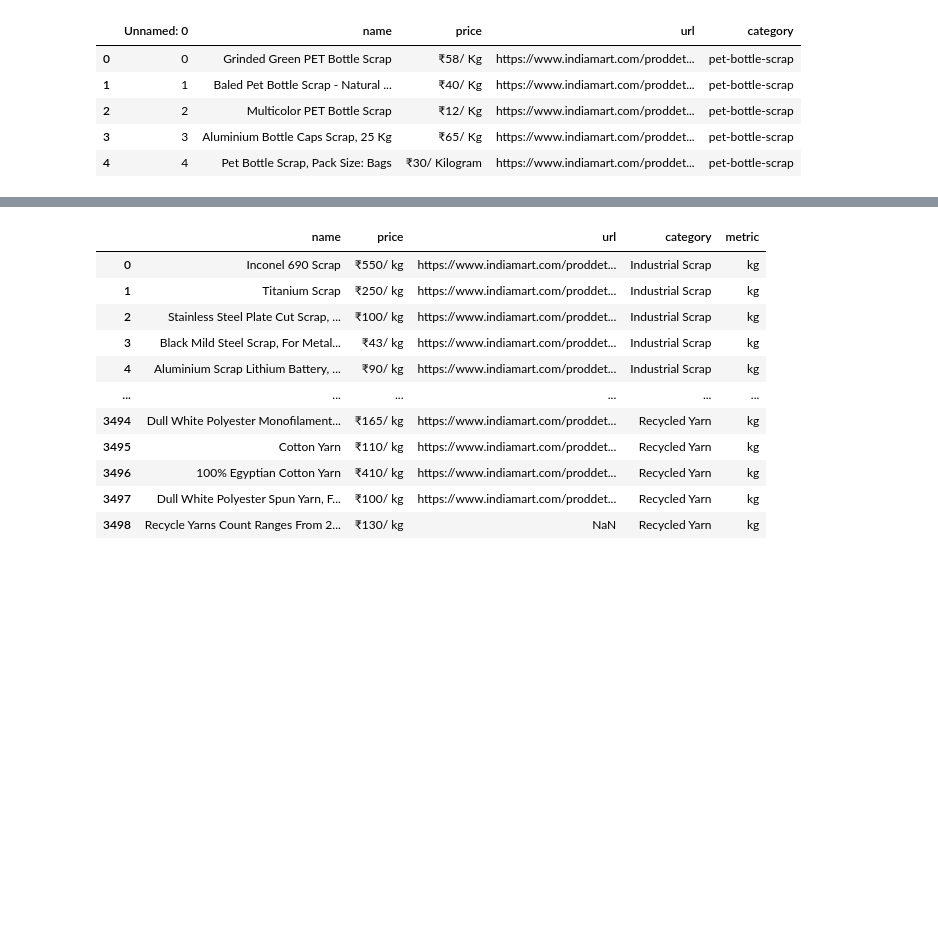
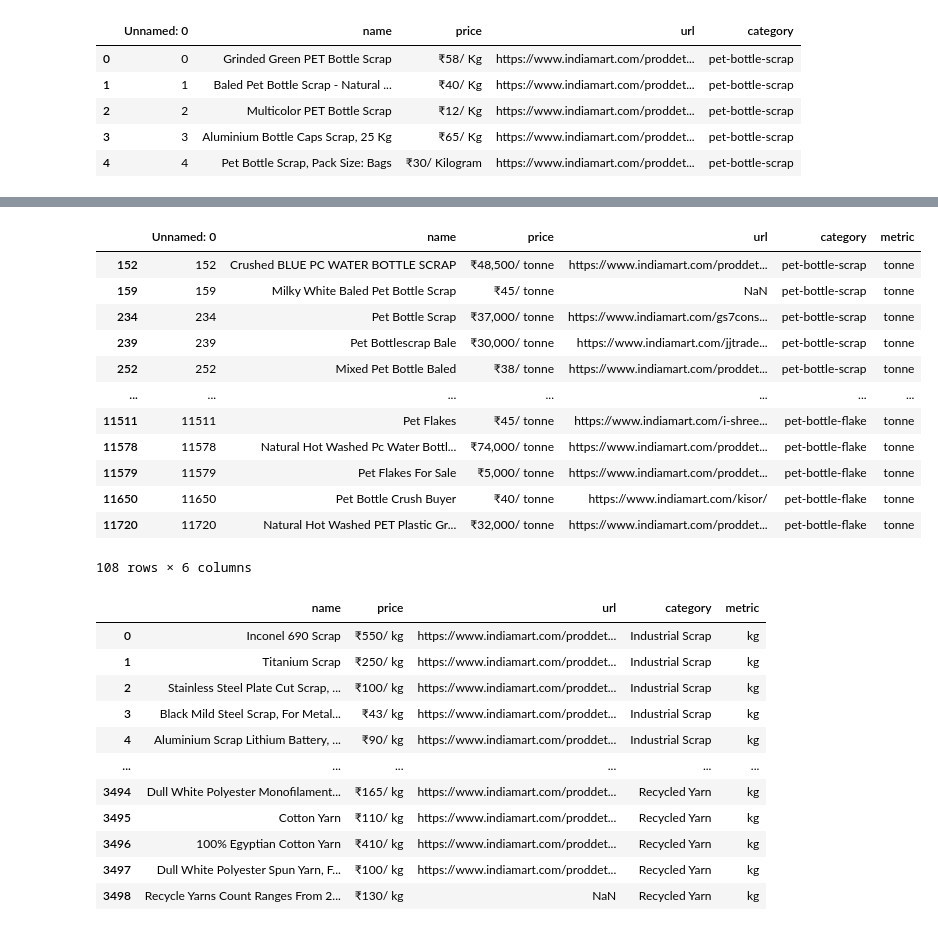
Before and after one commit to arianGh1/020604-Automated-Webscrapping, a Jupyter notebook: Indiamart/indiamart_scrape.ipynb, the cells around one changed output, grey strips where cells are left out. Drawn from its saved outputs; the diff is of its cells as text; code cells hidden in the pictures; blank space fills up the shorter version.

```diff
--- a/Indiamart/indiamart_scrape.ipynb
+++ b/Indiamart/indiamart_scrape.ipynb
@@ -251,3 +248,19 @@ df[df["metric"]=="pet content:  90- 95%"]["url"][152]
+# %%
+df[df["metric"]=="tonne"]
+# %% [output]
+|  | Unnamed: 0 | name | price | url | category | metric |
+| 152 | 152 | Crushed BLUE PC WATER BOTTLE SCRAP | ₹48,500/ tonne | https://www.indiamart.com/proddet... | pet-bottle-scrap | tonne |
+| 159 | 159 | Milky White Baled Pet Bottle Scrap | ₹45/ tonne | NaN | pet-bottle-scrap | tonne |
+| 234 | 234 | Pet Bottle Scrap | ₹37,000/ tonne | https://www.indiamart.com/gs7cons... | pet-bottle-scrap | tonne |
+| 239 | 239 | Pet Bottlescrap Bale | ₹30,000/ tonne | https://www.indiamart.com/jjtrade... | pet-bottle-scrap | tonne |
+| 252 | 252 | Mixed Pet Bottle Baled | ₹38/ tonne | https://www.indiamart.com/proddet... | pet-bottle-scrap | tonne |
+| ... | ... | ... | ... | ... | ... | ... |
+| 11511 | 11511 | Pet Flakes | ₹45/ tonne | https://www.indiamart.com/i-shree... | pet-bottle-flake | tonne |
+| 11578 | 11578 | Natural Hot Washed Pc Water Bottl... | ₹74,000/ tonne | https://www.indiamart.com/proddet... | pet-bottle-flake | tonne |
+| 11579 | 11579 | Pet Flakes For Sale | ₹5,000/ tonne | https://www.indiamart.com/proddet... | pet-bottle-flake | tonne |
+| 11650 | 11650 | Pet Bottle Crush Buyer | ₹40/ tonne | https://www.indiamart.com/kisor/ | pet-bottle-flake | tonne |
+| 11720 | 11720 | Natural Hot Washed PET Plastic Gr... | ₹32,000/ tonne | https://www.indiamart.com/proddet... | pet-bottle-flake | tonne |
+108 rows × 6 columns
 # %%
 names_to_filter = ["kg", "tonne", "metric"]
 filtered_df = df[df['metric'].isin(names_to_filter)]
```
Also changed, not shown: parts of 3 cells of this notebook, 1 other file.
